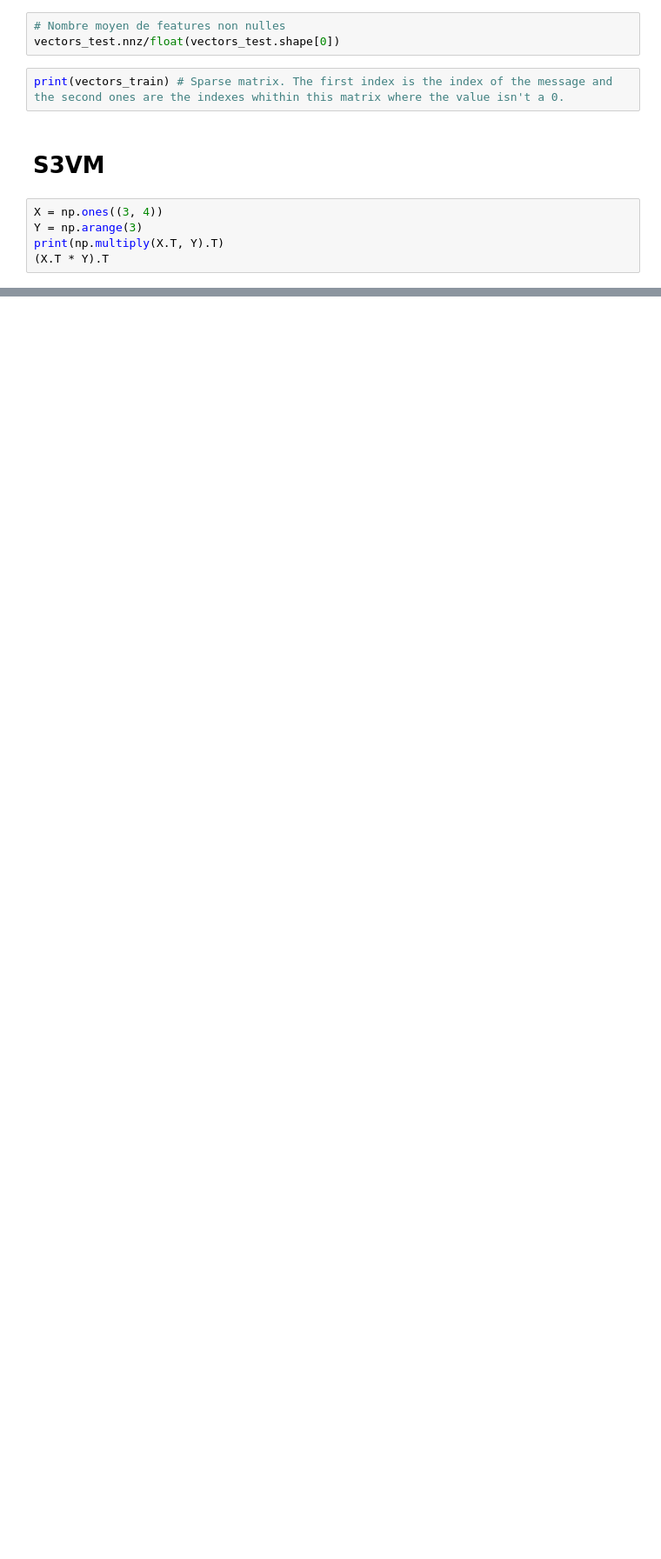
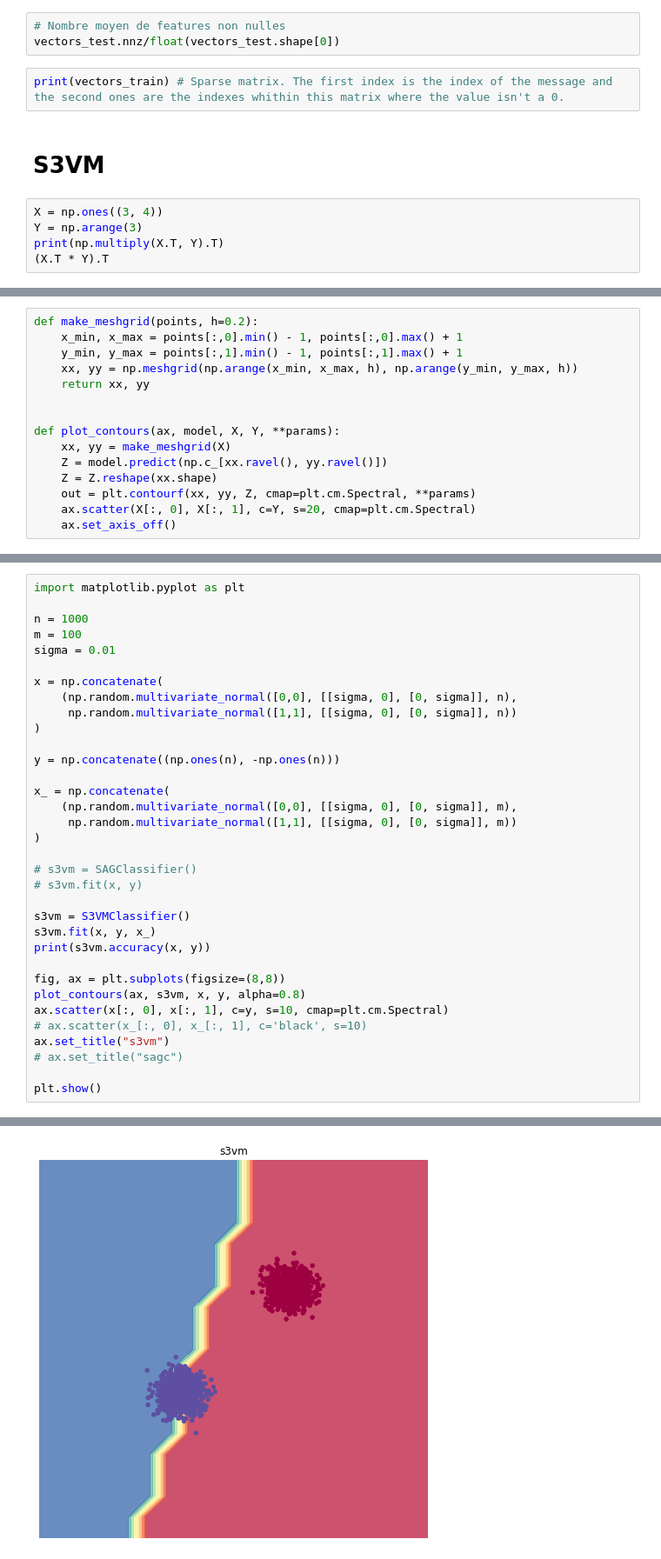
Before and after one commit to Raphael-LASRY/Machine-Learning, a Jupyter notebook: ml_project.ipynb, the cells around one changed output, grey strips where cells are left out. Shown at 87% size. Cells and saved outputs as stored; diff of their text form; blank space fills up the shorter version.

```diff
--- a/ml_project.ipynb
+++ b/ml_project.ipynb
@@ -205,0 +212,15 @@ class S3VMClassifier():
+# %%
+def make_meshgrid(points, h=0.2):
+    x_min, x_max = points[:,0].min() - 1, points[:,0].max() + 1
+    y_min, y_max = points[:,1].min() - 1, points[:,1].max() + 1
+    xx, yy = np.meshgrid(np.arange(x_min, x_max, h), np.arange(y_min, y_max, h))
+    return xx, yy
+
+
+def plot_contours(ax, model, X, Y, **params):
+    xx, yy = make_meshgrid(X)
+    Z = model.predict(np.c_[xx.ravel(), yy.ravel()])
+    Z = Z.reshape(xx.shape)
+    out = plt.contourf(xx, yy, Z, cmap=plt.cm.Spectral, **params)
+    ax.scatter(X[:, 0], X[:, 1], c=Y, s=20, cmap=plt.cm.Spectral)
+    ax.set_axis_off()
@@ -205,0 +313,35 @@ class S3VMClassifier():
+# %%
+import matplotlib.pyplot as plt
+
+n = 1000
+m = 100
+sigma = 0.01
+
+x = np.concatenate(
+    (np.random.multivariate_normal([0,0], [[sigma, 0], [0, sigma]], n),
+     np.random.multivariate_normal([1,1], [[sigma, 0], [0, sigma]], n))
+)
+
+y = np.concatenate((np.ones(n), -np.ones(n)))
+
+x_ = np.concatenate(
+    (np.random.multivariate_normal([0,0], [[sigma, 0], [0, sigma]], m),
+     np.random.multivariate_normal([1,1], [[sigma, 0], [0, sigma]], m))
+)
+
+# s3vm = SAGClassifier()
+# s3vm.fit(x, y)
+
+s3vm = S3VMClassifier()
+s3vm.fit(x, y, x_)
+print(s3vm.accuracy(x, y))
+
+fig, ax = plt.subplots(figsize=(8,8))
+plot_contours(ax, s3vm, x, y, alpha=0.8)
+ax.scatter(x[:, 0], x[:, 1], c=y, s=10, cmap=plt.cm.Spectral)
+# ax.scatter(x_[:, 0], x_[:, 1], c='black', s=10)
+ax.set_title("s3vm")
+# ax.set_title("sagc")
+
+plt.show()
+# %% [output]
@@ -206,3 +349,4 @@ class S3VMClassifier():
+[figure, added]
 # %%
 s3vm = S3VMClassifier()
 
```
Also changed, not shown: parts of 6 cells of this notebook.
